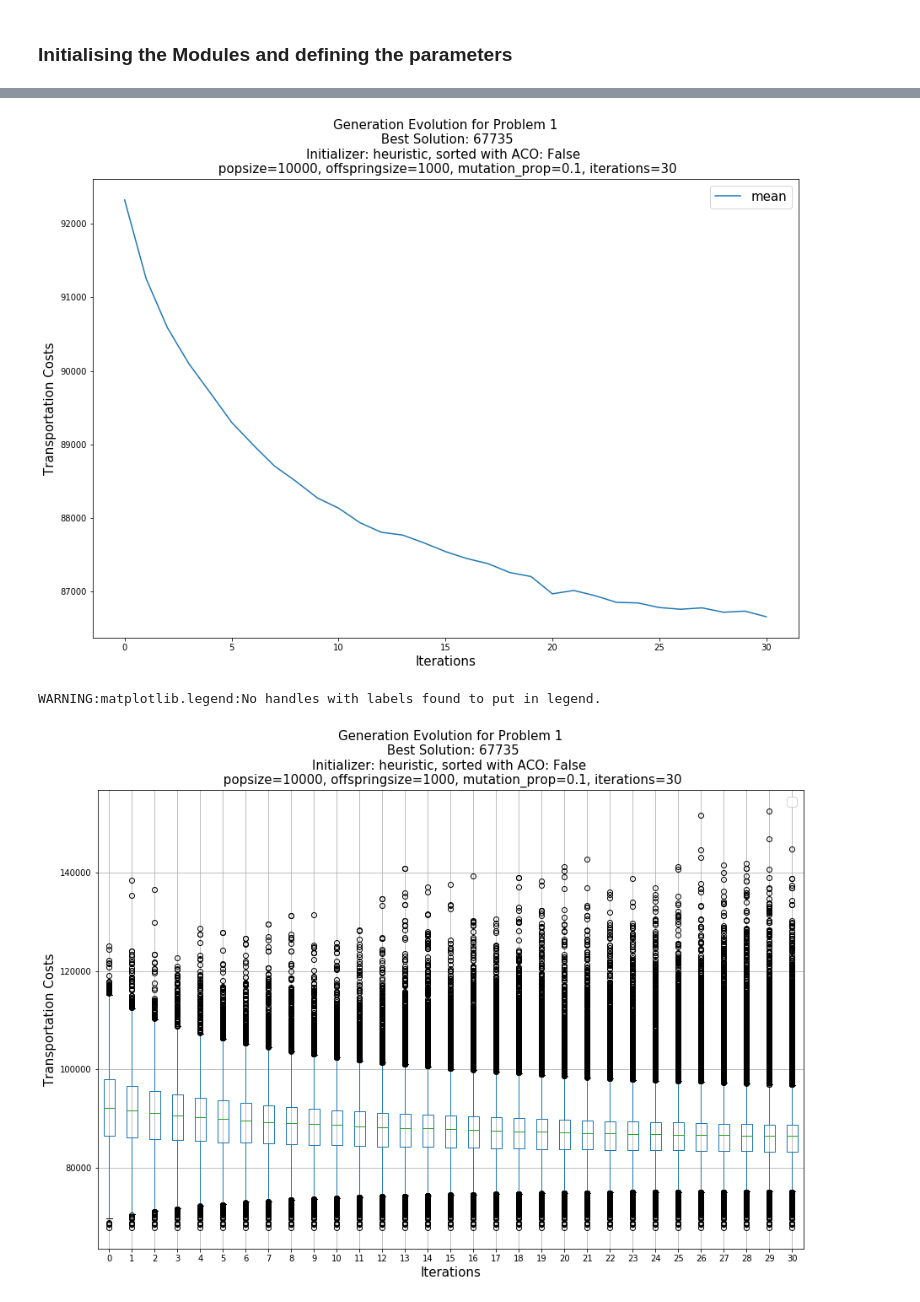
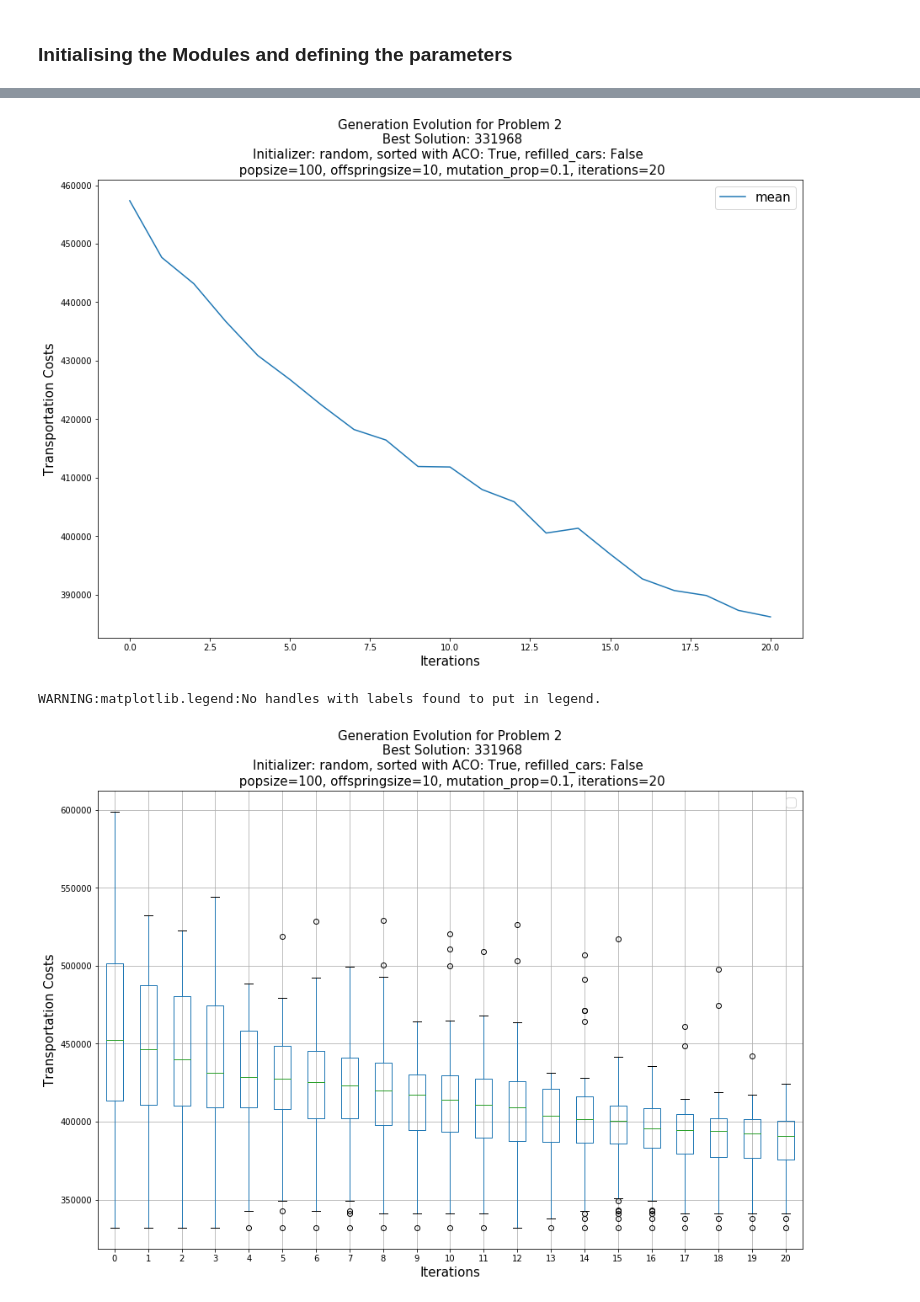
Before and after one commit to bereRadeck/nia_final_project, a Jupyter notebook: Experiments.ipynb, the cells around one changed output, grey strips where cells are left out. Cells and saved outputs as stored; diff of their text form; code cells hidden in the pictures.

```diff
--- a/Experiments.ipynb
+++ b/Experiments.ipynb
@@ -22,29 +24,30 @@ from ACO.ACO_Intensificator import Intensificator
 # %% [markdown]
 ### Initialising the Modules and defining the parameters
 # %%
-initializer = Heuristic_Initializer()
-initializer_name = 'heuristic'
-#initializer = Random_Initializer()
-#initializer_name = 'random'
+#initializer = Heuristic_Initializer()
+#initializer_name = 'heuristic'
+initializer = Random_Initializer()
+initializer_name = 'random'
 selector = Roulette_Selector()
 recombiner = Recombiner()
 mutator = Route_Mutator()
 replacer = Replacer()
-problem = 1
+problem = 2
 task = Task('problem/{}'.format(problem))
 evaluator = Evaluator()
 
 pop_size = 100
-offspring_size = 500
+offspring_size = 10
 mutate_prop = 0.1
-iterations = 10
+iterations = 20
+refill_cars = False
 
-aco_iterations = 5
+aco_iterations = 10
 aco_initializer = ACO_Initializer()
 aco_solutiongenerator = SolutionGenerator()
 aco_evaporator = Evaporator()
 aco_intensificator = Intensificator()
-sort_with_aco = False
+sort_with_aco = True
 aco_sorter = ACO_Sorter(aco_initializer,
                         aco_solutiongenerator,
                         aco_evaporator,
@@ -65,4 +68,5 @@ ga = Genetic_Alrorithm(initializer=initializer,
                        iterations=iterations,
                        aco_sorter = aco_sorter,
                        aco_sort_step=1,
-                       sort_with_aco=sort_with_aco)
+                       sort_with_aco=sort_with_aco,
+                       refill_cars=refill_cars)
@@ -95,27 +162,39 @@ plt.show()
 # %%
 df.aggregate(['mean']).T.plot(figsize=(15,10))
-plt.title('Generation Evolution for Problem {}\n Best Solution: {}\nInitializer: {}, sorted with ACO: {} \n popsize={}, offspringsize={}, mutation_prop={}, iterations={}'.format(problem,np.min(df.values),initializer_name,sort_with_aco,
-                                                                                                                             pop_size,offspring_size,mutate_prop,iterations),
-         fontsize=15)
+plt.title('Generation Evolution for Problem {}\n Best Solution: {}\nInitializer: {}, sorted with ACO: {}, refilled_cars: {} \n popsize={}, offspringsize={}, mutation_prop={}, iterations={}'.format(problem,
+                                                                                                                                                                                                    np.min(df.values),
+                                                                                                                                                                                                    initializer_name,
+                                                                                                                                                                                                    sort_with_aco,
+                                                                                                                                                                                                    refill_cars,
+                                                                                                                                                                                                    pop_size,
+                                                                                                                                                                                                    offspring_size,
+                                                                                                                                                                                                    mutate_prop,
+                                                                                                                                                                                                    iterations),fontsize=15)
 plt.xlabel('Iterations',fontsize=15)
 plt.ylabel('Transportation Costs',fontsize=15)
 plt.legend(fontsize=15)
 #plt.show()
-plt.savefig('plots/prob{}_init{}_pop{}_off{}_iter{}_aco{}_mean'.format(problem,initializer_name,pop_size,offspring_size,iterations,sort_with_aco))
+plt.savefig('plots/prob{}_init{}_pop{}_off{}_iter{}_aco{}_refill_{}mean'.format(problem,initializer_name,pop_size,offspring_size,iterations,sort_with_aco, refill_cars))
 plt.show()
 # %% [output]
-[figure, old version]
+[figure, new version]
 # %%
 df.boxplot(figsize=(15,10))
-plt.title('Generation Evolution for Problem {}\n Best Solution: {}\nInitializer: {}, sorted with ACO: {} \n popsize={}, offspringsize={}, mutation_prop={}, iterations={}'.format(problem,np.min(df.values),initializer_name,sort_with_aco,
-                                                                                                                             pop_size,offspring_size,mutate_prop,iterations),
-         fontsize=15)
+plt.title('Generation Evolution for Problem {}\n Best Solution: {}\nInitializer: {}, sorted with ACO: {}, refilled_cars: {} \n popsize={}, offspringsize={}, mutation_prop={}, iterations={}'.format(problem,
+                                                                                                                                                                                                    np.min(df.values),
+                                                                                                                                                                                                    initializer_name,
+                                                                                                                                                                                                    sort_with_aco,
+                                                                                                                                                                                                    refill_cars,
+                                                                                                                                                                                                    pop_size,
+                                                                                                                                                                                                    offspring_size,
+                                                                                                                                                                                                    mutate_prop,
+                                                                                                                                                                                                    iterations),fontsize=15)
 plt.xlabel('Iterations',fontsize=15)
 plt.ylabel('Transportation Costs',fontsize=15)
 plt.legend(fontsize=15)
 #plt.show()
-plt.savefig('plots/prob{}_init{}_pop{}_off{}_iter{}_aco{}_boxplots'.format(problem,initializer_name,pop_size,offspring_size,iterations,sort_with_aco))
+plt.savefig('plots/prob{}_init{}_pop{}_off{}_iter{}_aco{}_refill{}_boxplots'.format(problem,initializer_name,pop_size,offspring_size,iterations,sort_with_aco,refill_cars))
 plt.show()
 # %% [output]
 WARNING:matplotlib.legend:No handles with labels found to put in legend.
-[figure, old version]
+[figure, new version]
```
Also changed, not shown: parts of 9 cells of this notebook, 41 other files.
